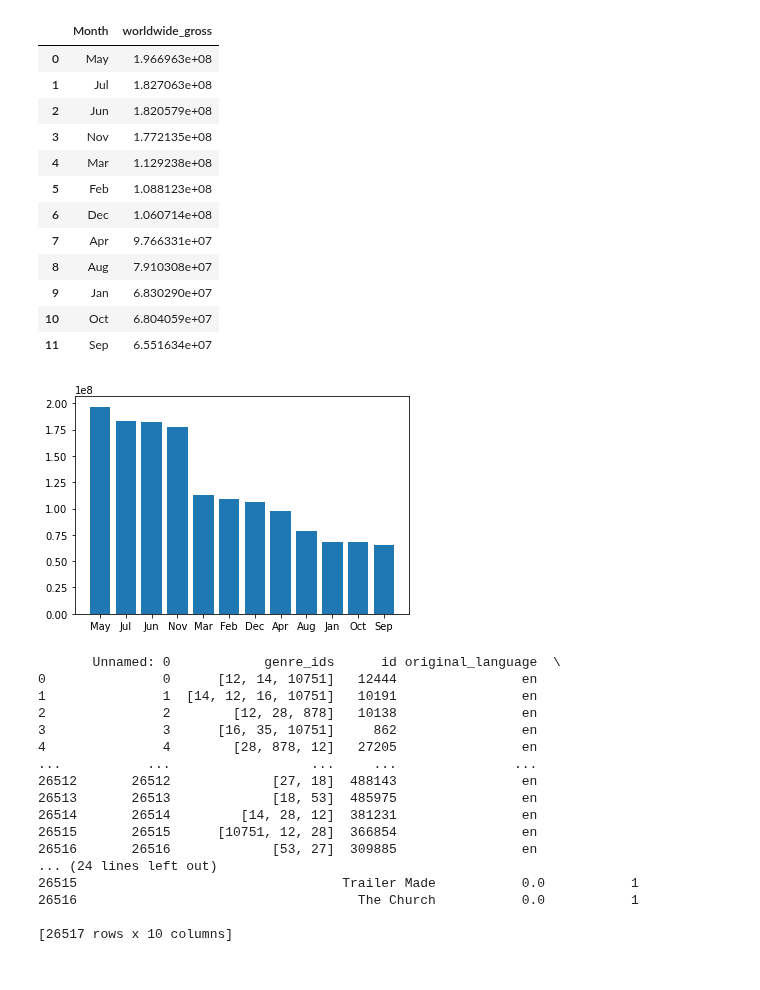
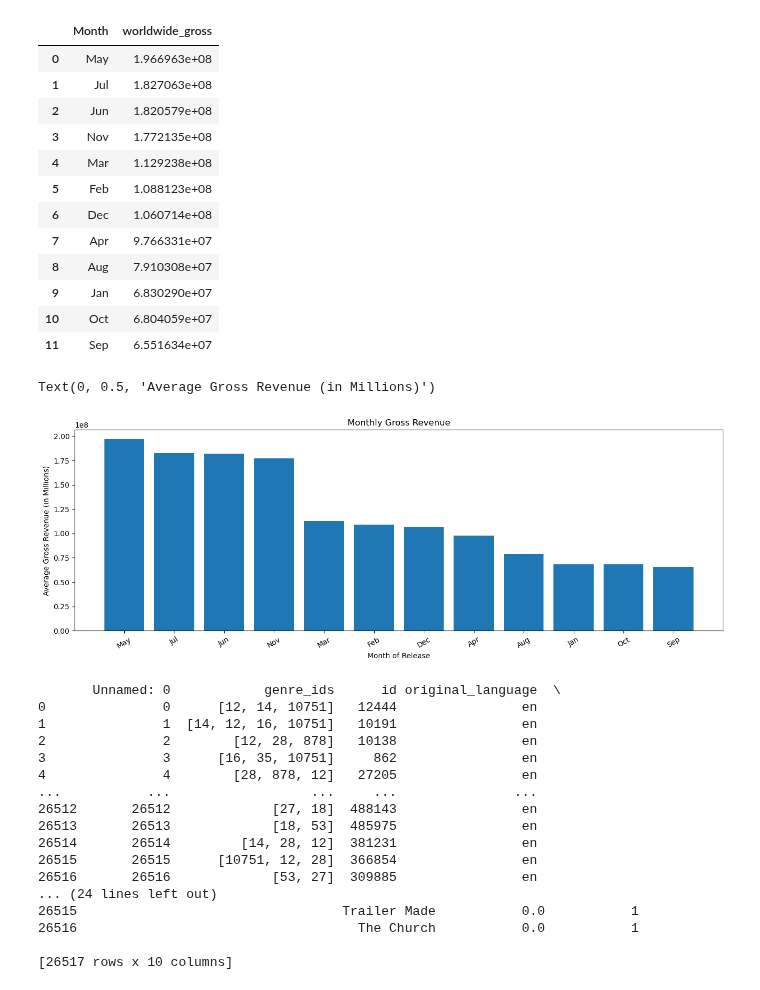
Before and after one commit to omunozsanchezdeloitte/Capstone---LPod-3, a Jupyter notebook: index.ipynb, the cells around one changed output. Cells and saved outputs as stored; diff of their text form; code cells hidden in the pictures.

Commit message:
Update the index
Added the correct code for the Figure (monthly gross revenue)

```diff
--- a/index.ipynb
+++ b/index.ipynb
@@ -268,11 +268,22 @@ top_months
 | 9 | Jan | 6.830290e+07 |
 | 10 | Oct | 6.804059e+07 |
 | 11 | Sep | 6.551634e+07 |
-# %%
-plt.bar(x=top_months['Month'], height=top_months['worldwide_gross'])
-plt.show()
-# %% [output]
-[figure, removed]
+# %%
+fig = plt.subplots( figsize=(16, 5))
+
+months = top_months['Month']
+gross_profit = top_months['worldwide_gross']
+# Plot data
+plt.bar(months, gross_profit)
+
+# Customize appearance
+plt.tick_params(axis="x", labelrotation=30)
+plt.title('Monthly Gross Revenue')
+plt.xlabel('Month of Release')
+plt.ylabel("Average Gross Revenue (in Millions)")
+# %% [output]
+Text(0, 0.5, 'Average Gross Revenue (in Millions)')
+[figure, added]
 # %%
 data = pd.read_csv(r'zippedData\tmdb.movies.csv.gz')
 print(data)
```
Also changed, not shown: parts of 1 cell of this notebook.
